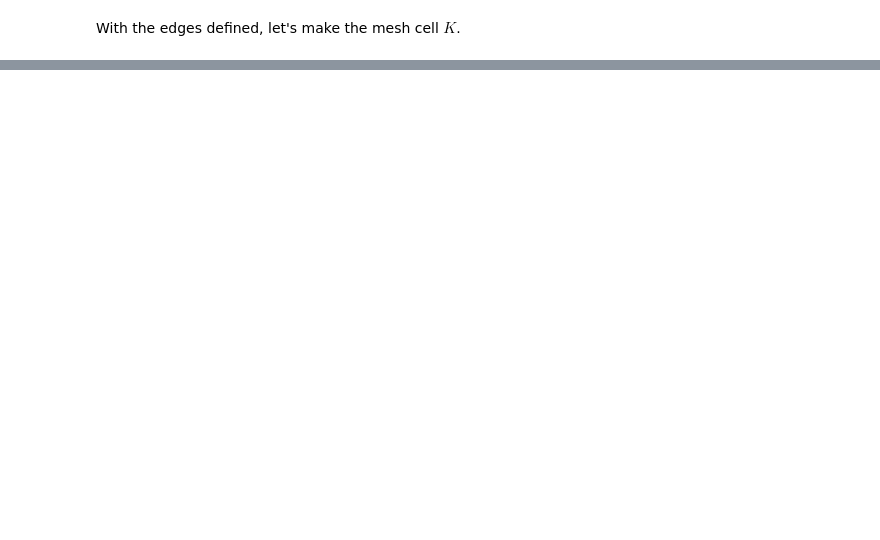
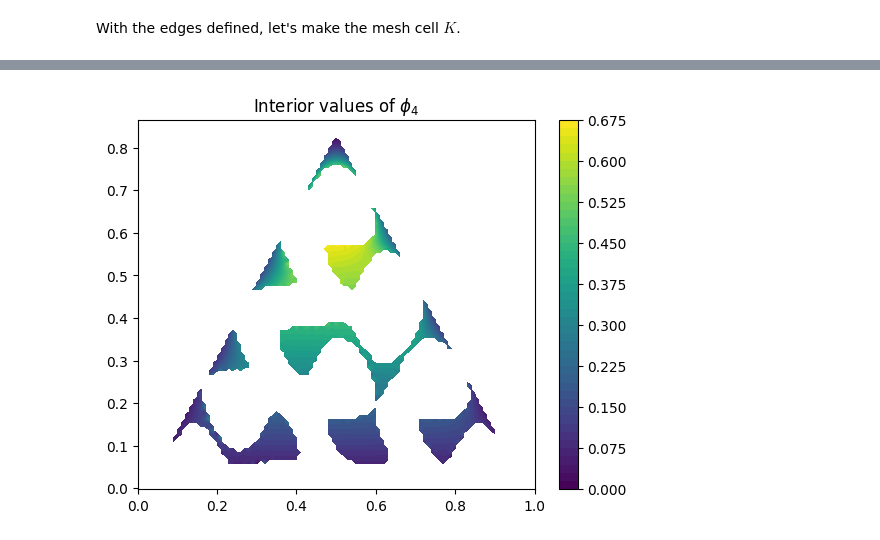
Before and after one commit to samreynoldsmath/PuncturedFEM, a Jupyter notebook: examples/Spacefilling.ipynb, the cells around one changed output, grey strips where cells are left out. Cells and saved outputs as stored; diff of their text form; code cells hidden in the pictures; blank space fills up the shorter version.

```diff
--- a/examples/Spacefilling.ipynb
+++ b/examples/Spacefilling.ipynb
@@ -157,0 +123,14 @@ for v in V.edge_funs:
+# %%
+phi4.compute_interior_values()
+
+phi4_computed = phi4.int_vals
+v_x1_computed = phi4.int_grad1
+v_x2_computed = phi4.int_grad2
+
+plt.figure()
+plt.contourf(K.int_x1, K.int_x2, phi4_computed, levels=50)
+plt.colorbar()
+plt.title("Interior values of $\phi_4$")
+plt.show()
+# %% [output]
+[figure, added]
```
Also changed, not shown: parts of 12 cells of this notebook.
